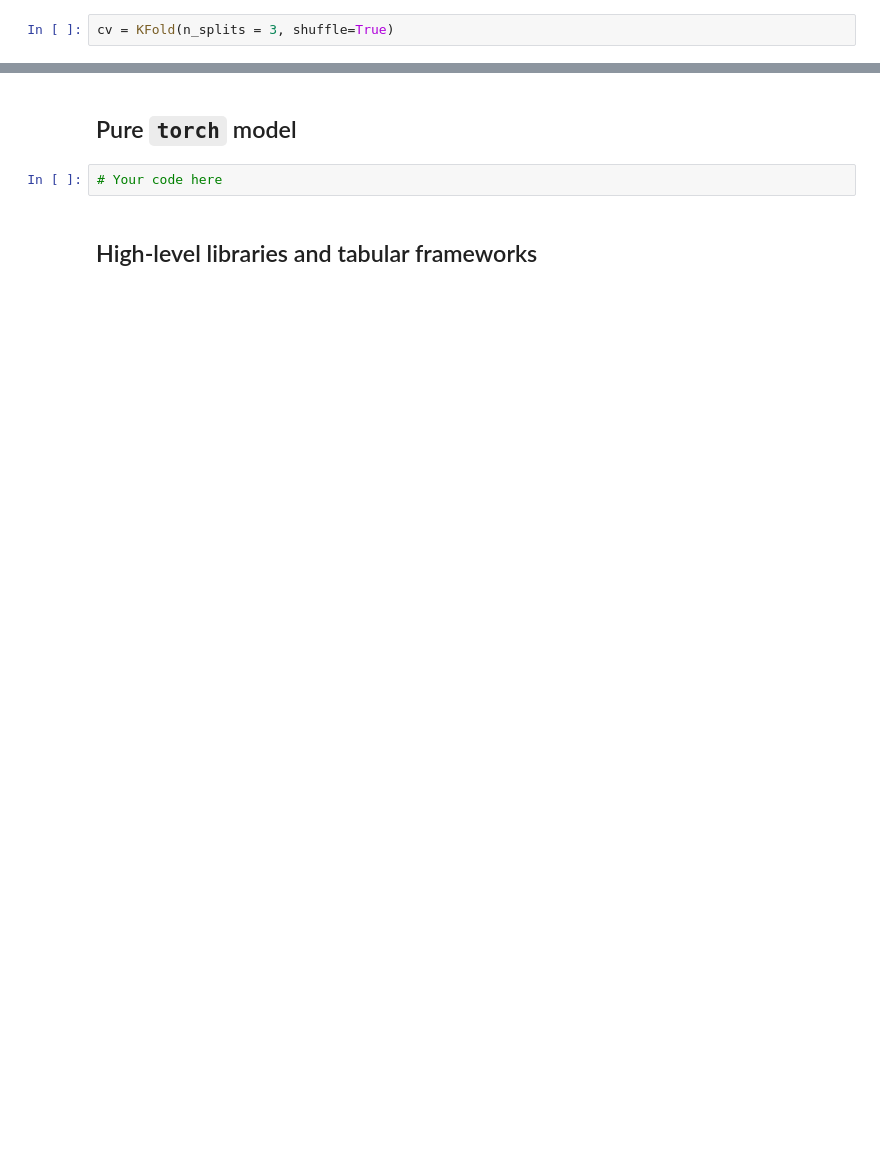
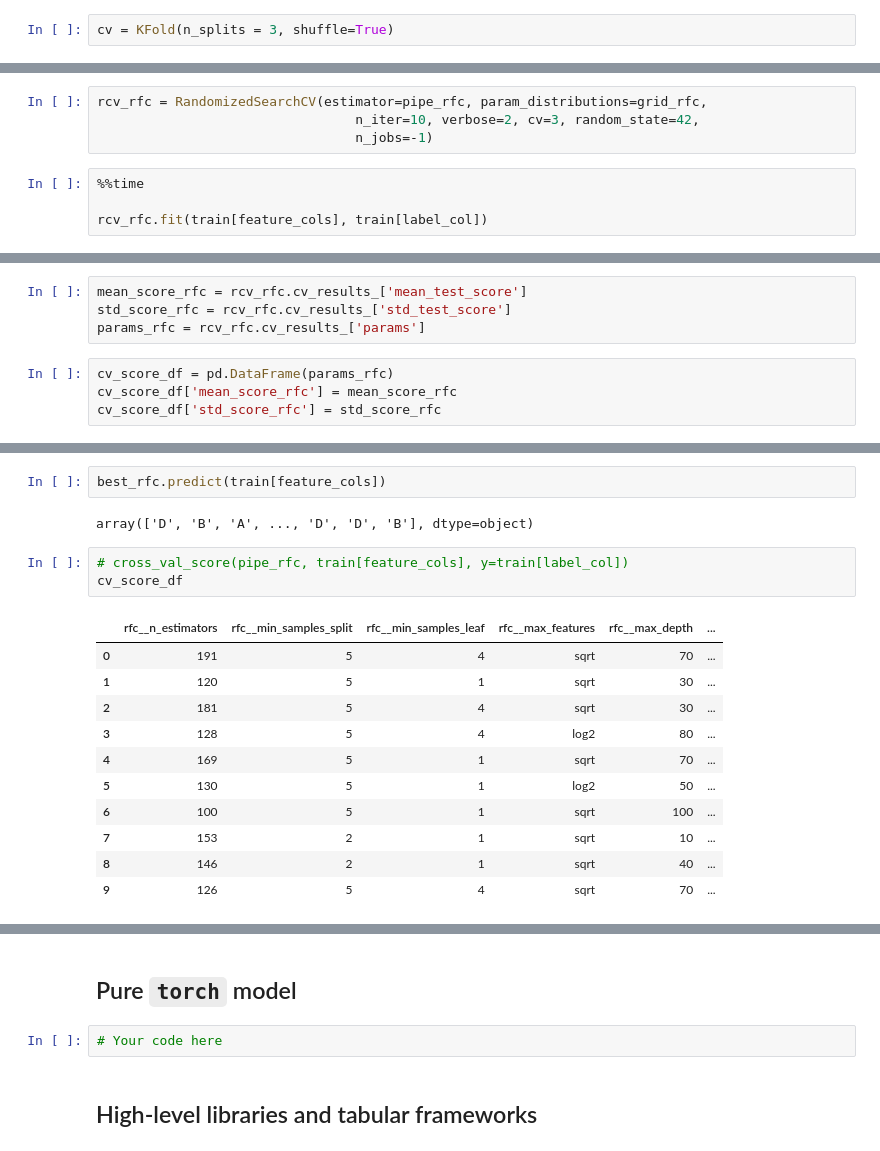
Before and after one commit to SamuelMiller413/Coding-Nomads-Deep-Learning-Miniproject-1, a Jupyter notebook: dl_miniproject_1_tabular_data.ipynb, the cells around one changed output, grey strips where cells are left out. Drawn from its saved outputs; the diff is of its cells as text; blank space fills up the shorter version.

```diff
--- a/dl_miniproject_1_tabular_data.ipynb
+++ b/dl_miniproject_1_tabular_data.ipynb
@@ -748,0 +819,8 @@ cv = KFold(n_splits = 3, shuffle=True)
+# %%
+rcv_rfc = RandomizedSearchCV(estimator=pipe_rfc, param_distributions=grid_rfc,
+                                 n_iter=10, verbose=2, cv=3, random_state=42,
+                                 n_jobs=-1)
+# %%
+%%time
+
+rcv_rfc.fit(train[feature_cols], train[label_col])
@@ -748,0 +858,8 @@ cv = KFold(n_splits = 3, shuffle=True)
+# %%
+mean_score_rfc = rcv_rfc.cv_results_['mean_test_score']
+std_score_rfc = rcv_rfc.cv_results_['std_test_score']
+params_rfc = rcv_rfc.cv_results_['params']
+# %%
+cv_score_df = pd.DataFrame(params_rfc)
+cv_score_df['mean_score_rfc'] = mean_score_rfc
+cv_score_df['std_score_rfc'] = std_score_rfc
@@ -748,0 +891,19 @@ cv = KFold(n_splits = 3, shuffle=True)
+# %%
+best_rfc.predict(train[feature_cols])
+# %% [output]
+array(['D', 'B', 'A', ..., 'D', 'D', 'B'], dtype=object)
+# %%
+# cross_val_score(pipe_rfc, train[feature_cols], y=train[label_col])
+cv_score_df
+# %% [output]
+|  | rfc__n_estimators | rfc__min_samples_split | rfc__min_samples_leaf | rfc__max_features | rfc__max_depth | ... |
+| 0 | 191 | 5 | 4 | sqrt | 70 | ... |
+| 1 | 120 | 5 | 1 | sqrt | 30 | ... |
+| 2 | 181 | 5 | 4 | sqrt | 30 | ... |
+| 3 | 128 | 5 | 4 | log2 | 80 | ... |
+| 4 | 169 | 5 | 1 | sqrt | 70 | ... |
+| 5 | 130 | 5 | 1 | log2 | 50 | ... |
+| 6 | 100 | 5 | 1 | sqrt | 100 | ... |
+| 7 | 153 | 2 | 1 | sqrt | 10 | ... |
+| 8 | 146 | 2 | 1 | sqrt | 40 | ... |
+| 9 | 126 | 5 | 4 | sqrt | 70 | ... |
```
Also changed, not shown: parts of 71 cells of this notebook.
